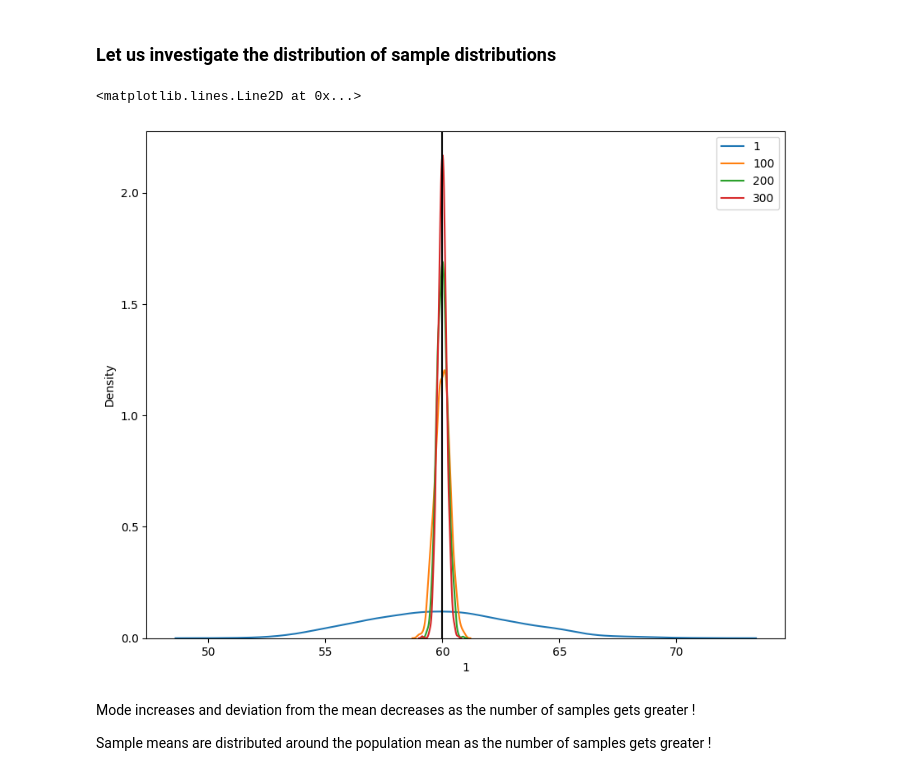
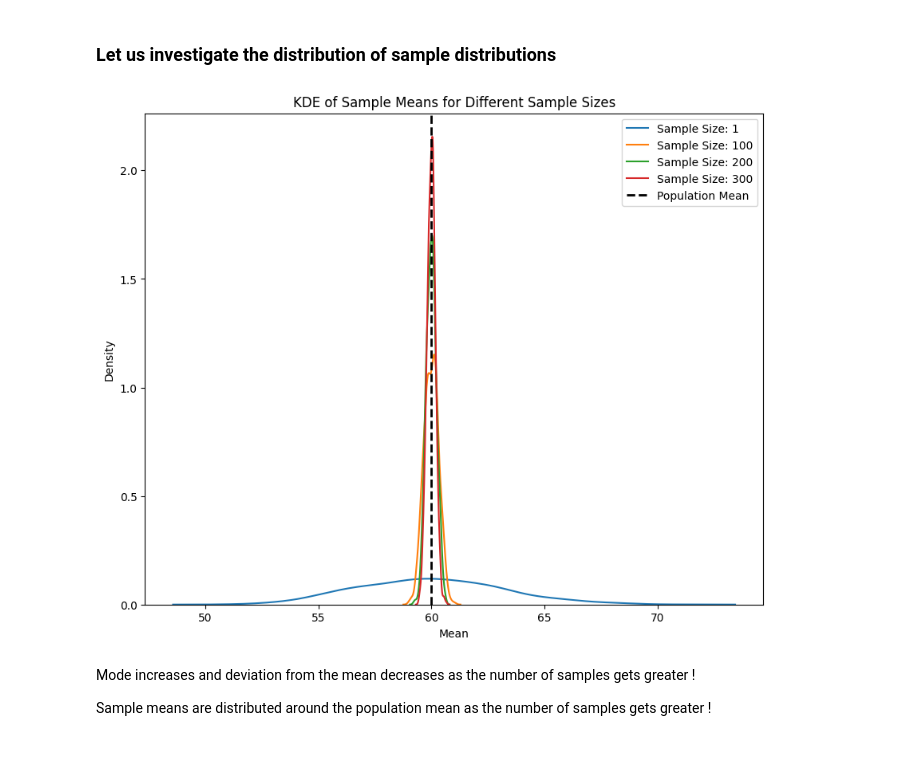
Before and after one commit to aiulukbek/abtests, a Jupyter notebook: AB_testing.ipynb, the cells around one changed output. Drawn from its saved outputs; the diff is of its cells as text; code cells hidden in the pictures.

```diff
--- a/AB_testing.ipynb
+++ b/AB_testing.ipynb
@@ -118,16 +158,30 @@ sample_means = [get_samples(population=population, sample_size=size ,sample_numb
 means = pd.DataFrame(sample_means).T
 
 means.columns = [str(size) for size in sizes]
-# %%
-plt.figure(figsize = (10, 8))
-for size in sizes:
-    sns.kdeplot(means[str(size)], fill = False, label = str(size))
-plt.legend()
-
-plt.axvline(population.mean(), color = "black")
-# %% [output]
-<matplotlib.lines.Line2D at 0x...>
-[figure, removed]
+# %%
+import seaborn as sns  # Ensure seaborn is imported
+import matplotlib.pyplot as plt  # Ensure matplotlib is imported
+
+# Create the plot
+plt.figure(figsize=(10, 8))
+
+# Plot KDEs for each sample size
+for size in sizes:
+    sns.kdeplot(means[str(size)], fill=False, label=f"Sample Size: {size}")
+
+# Add a vertical line for the population mean
+plt.axvline(population.mean(), color="black", linestyle="--", linewidth=2, label="Population Mean")
+
+# Add legend, labels, and title
+plt.legend()
+plt.xlabel('Mean')
+plt.ylabel('Density')
+plt.title('KDE of Sample Means for Different Sample Sizes')
+
+# Show the plot
+plt.show()
+# %% [output]
+[figure, added]
 # %% [markdown]
 Mode increases and deviation from the mean decreases as the number of samples gets greater !
 
```
Also changed, not shown: parts of 4 cells of this notebook.
